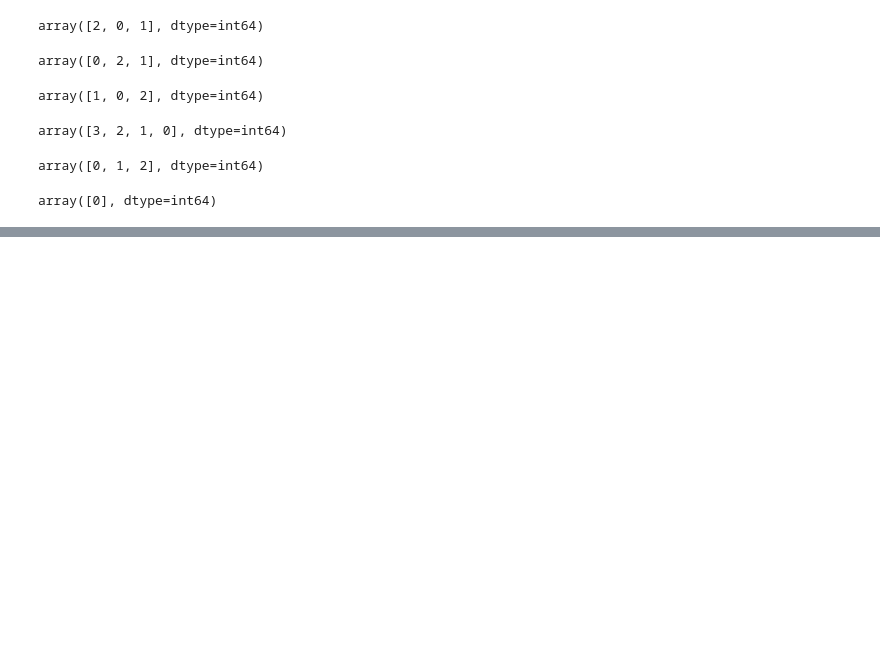
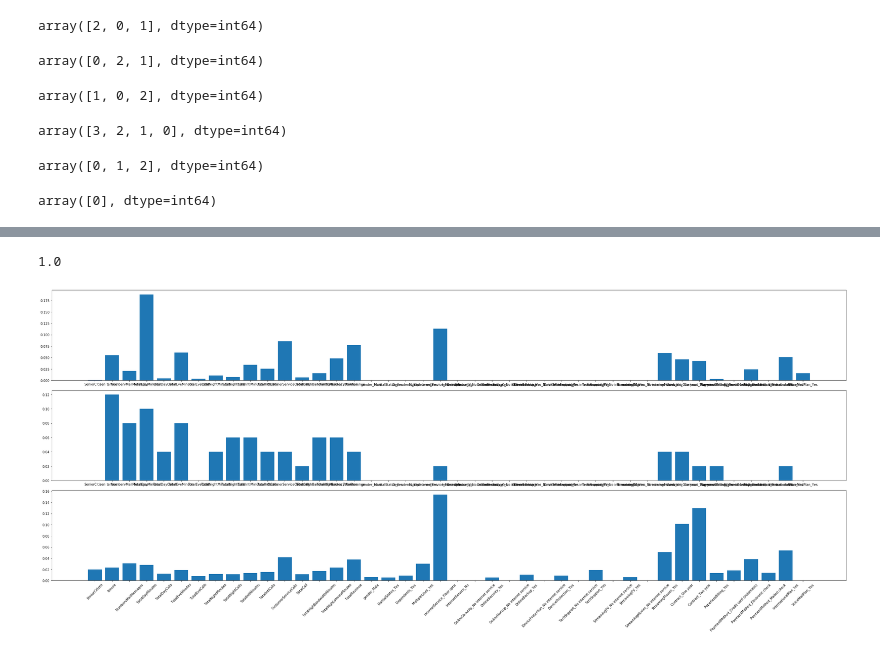
Before and after one commit to aindusekar/dc-ds-010620, a Jupyter notebook: mod-4/day-8-case-study/Untitled.ipynb, the cells around one changed output, grey strips where cells are left out. Drawn from its saved outputs; the diff is of its cells as text; code cells hidden in the pictures; blank space fills up the shorter version.

```diff
--- a/mod-4/day-8-case-study/Untitled.ipynb
+++ b/mod-4/day-8-case-study/Untitled.ipynb
@@ -306,0 +315,19 @@ array([0], dtype=int64)
+# %%
+import pandas as pd
+import matplotlib.pyplot as plt
+from sklearn.preprocessing import OneHotEncoder
+from sklearn.model_selection import train_test_split
+url_link = 'https://docs.google.com/spreadsheets/d/1TAWfdKnWYiCzKUeDyGL6NzIOv7AxFt_Sfzzax464_FQ/export?format=csv&gid=882919979'
+test = pd.read_csv(url_link)
+test.dropna(inplace = True)
+cat_var = test.select_dtypes(include='object')
+num_var = test.select_dtypes(exclude = 'object')
+cat_var.drop(columns=['customerID','Churn'], inplace = True)
+X_train, X_test, y_train, y_test = train_test_split(test.drop(columns=['customerID','Churn']), test.Churn, test_size=0.33, random_state=42)
+ohc = OneHotEncoder(drop='first')
+array_to_df = ohc.fit_transform(X_train[cat_var.columns.tolist()]).toarray()
+encoded=pd.DataFrame(array_to_df, columns=ohc.get_feature_names(cat_var.columns.tolist()))
+encoded.reset_index(inplace=True, drop=True)
+X_train.reset_index(inplace=True, drop=True)
+clean_X_train = pd.concat([X_train[num_var.columns.tolist()] , encoded], axis=1,  sort=False)
+clean_X_train.shape
@@ -306,0 +340,3 @@ array([0], dtype=int64)
+# %%
+abc = AdaBoostClassifier(random_state=42)
+abc.fit(clean_X_train, y_train)
@@ -306,0 +350,3 @@ array([0], dtype=int64)
+# %%
+gbc = GradientBoostingClassifier(random_state=42)
+gbc.fit(clean_X_train, y_train)
@@ -306,0 +370,3 @@ array([0], dtype=int64)
+# %%
+xgb = XGBClassifier(random_state=42)
+xgb.fit(clean_X_train, y_train)
@@ -306,0 +383,16 @@ array([0], dtype=int64)
+# %%
+xgb.score(clean_X_train,y_train)
+# %% [output]
+1.0
+# %%
+fig, ax = plt.subplots(nrows=3, ncols=1, figsize=(35, 15))
+plt.xticks(rotation = 'vertical')
+ax[0].bar(height=gbc.feature_importances_, x=clean_X_train.columns)
+plt.xticks(rotation = 'vertical')
+ax[1].bar(height=abc.feature_importances_, x=clean_X_train.columns)
+plt.xticks(rotation = 45)
+ax[2].bar(height=xgb.feature_importances_, x=clean_X_train.columns)
+
+plt.tight_layout()
+# %% [output]
+[figure, added]
```
Also changed, not shown: parts of 12 cells of this notebook, 1 other file.
